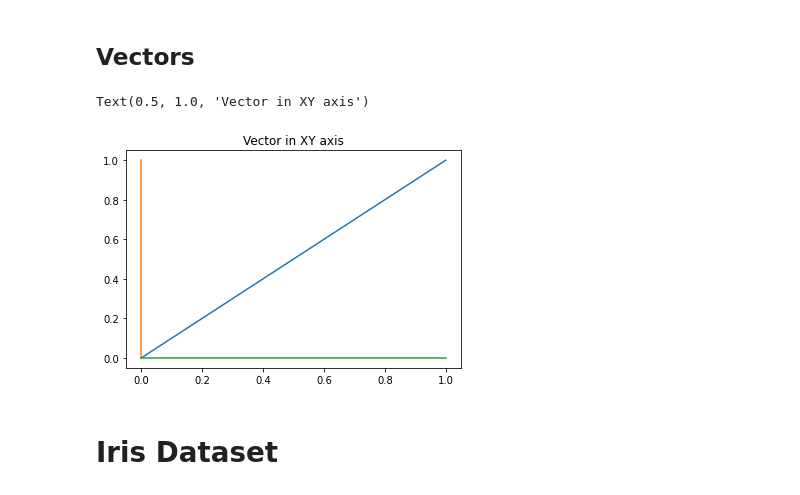
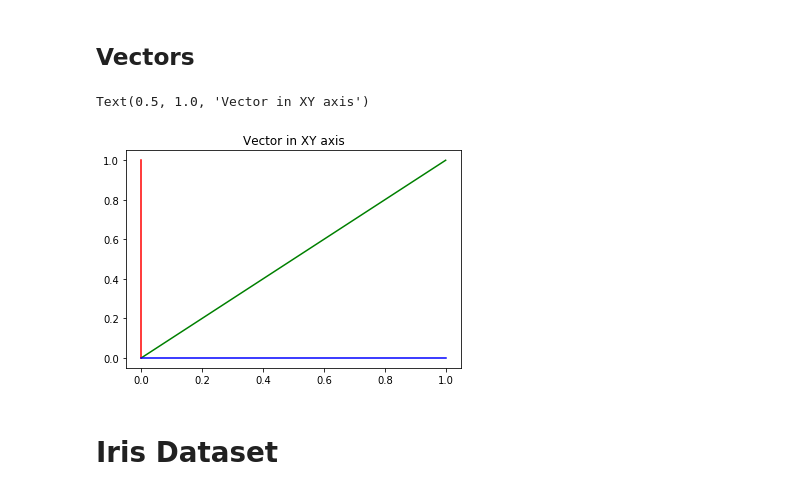
Before and after one commit to th3darkprince/Principal-Component-Analysis, a Jupyter notebook: pca_blog.ipynb, the cells around one changed output. Saved outputs shown, nothing was run; the diff lists cells and outputs as text; code cells hidden in the pictures.

```diff
--- a/pca_blog.ipynb
+++ b/pca_blog.ipynb
@@ -35,13 +36,13 @@ Successfully installed celluloid-0.2.0
 # %% [markdown]
 ## Vectors
 # %%
-plt.plot([0,1],[0,1])
-plt.plot([0,0],[0,1])
-plt.plot([0,1],[0,0])
+plt.plot([0,1],[0,1], color='green')
+plt.plot([0,0],[0,1], color='red')
+plt.plot([0,1],[0,0], color='blue')
 plt.title("Vector in XY axis")
 # %% [output]
 Text(0.5, 1.0, 'Vector in XY axis')
-[figure, old version]
+[figure, new version]
 # %% [markdown]
 # Iris Dataset
 # %%
```
Also changed, not shown: parts of 1 cell of this notebook.
